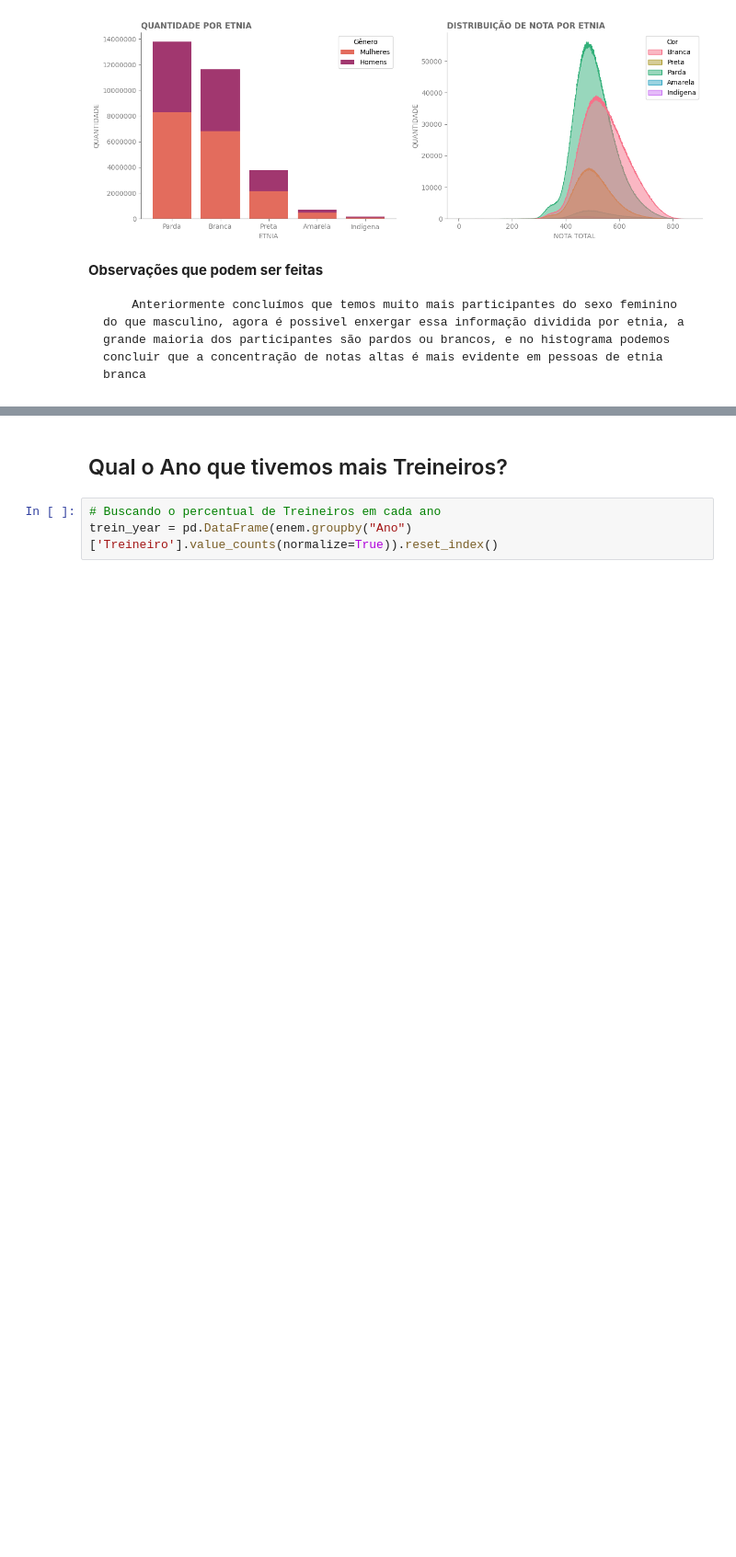
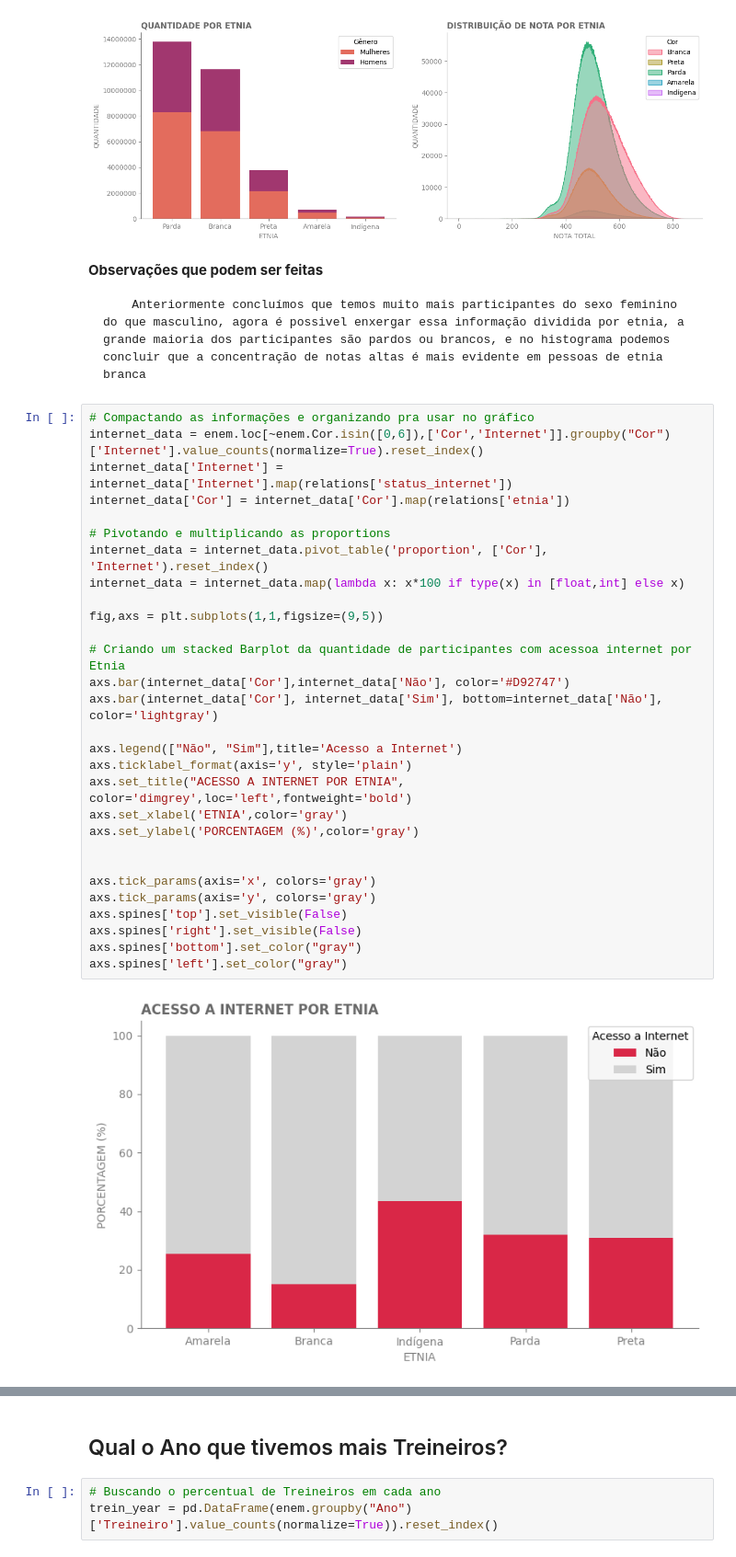
Before and after one commit to LiamFer/ENEM-Analysis, a Jupyter notebook: main_analysis.ipynb, the cells around one changed output, grey strips where cells are left out. Shown: that part at 92% size. Cells and saved outputs as stored; diff of their text form; blank space fills up the shorter version.

Commit message:
Acesso a internet

```diff
--- a/main_analysis.ipynb
+++ b/main_analysis.ipynb
@@ -300,3 +300,34 @@ plt.savefig('graphs/ethnicityDistribution.png', transparent=True, dpi=600)
 **Observações que podem ser feitas**
 
         Anteriormente concluímos que temos muito mais participantes do sexo feminino do que masculino, agora é possivel enxergar essa informação dividida por etnia, a grande maioria dos participantes são pardos ou brancos, e no histograma podemos concluir que a concentração de notas altas é mais evidente em pessoas de etnia branca
+# %%
+# Compactando as informações e organizando pra usar no gráfico
+internet_data = enem.loc[~enem.Cor.isin([0,6]),['Cor','Internet']].groupby("Cor")['Internet'].value_counts(normalize=True).reset_index()
+internet_data['Internet'] = internet_data['Internet'].map(relations['status_internet'])
+internet_data['Cor'] = internet_data['Cor'].map(relations['etnia'])
+
+# Pivotando e multiplicando as proportions
+internet_data = internet_data.pivot_table('proportion', ['Cor'], 'Internet').reset_index()
+internet_data = internet_data.map(lambda x: x*100 if type(x) in [float,int] else x)
+
+fig,axs = plt.subplots(1,1,figsize=(9,5))
+
+# Criando um stacked Barplot da quantidade de participantes com acessoa internet por Etnia
+axs.bar(internet_data['Cor'],internet_data['Não'], color='#D92747')
+axs.bar(internet_data['Cor'], internet_data['Sim'], bottom=internet_data['Não'], color='lightgray')
+
+axs.legend(["Não", "Sim"],title='Acesso a Internet')
+axs.ticklabel_format(axis='y', style='plain')
+axs.set_title("ACESSO A INTERNET POR ETNIA", color='dimgrey',loc='left',fontweight='bold')
+axs.set_xlabel('ETNIA',color='gray')
+axs.set_ylabel('PORCENTAGEM (%)',color='gray')
+
+
+axs.tick_params(axis='x', colors='gray')
+axs.tick_params(axis='y', colors='gray')
+axs.spines['top'].set_visible(False)
+axs.spines['right'].set_visible(False)
+axs.spines['bottom'].set_color("gray")
+axs.spines['left'].set_color("gray")
+# %% [output]
+[figure, added]
```
Also changed, not shown: parts of 3 cells of this notebook.
